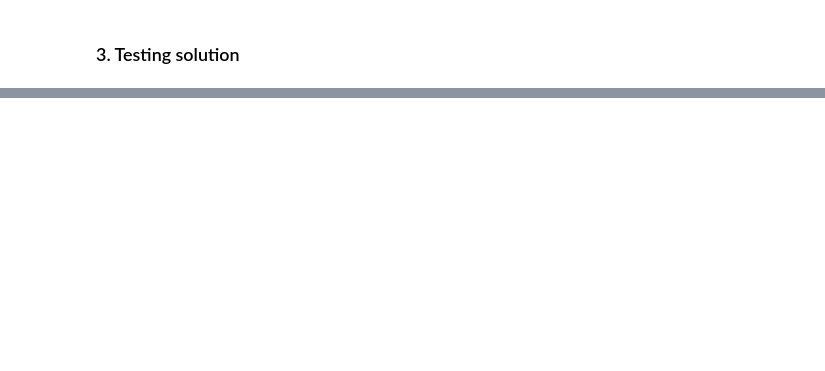
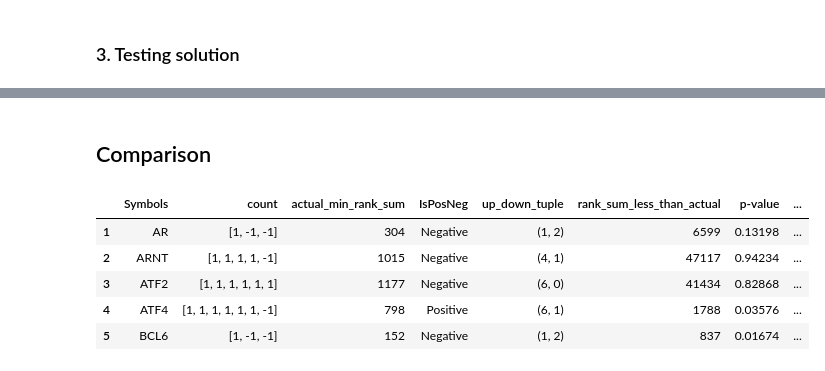
Before and after one commit to PathwayAndDataAnalysis/TF-Analysis, a Jupyter notebook: main/notebook.ipynb, the cells around one changed output, grey strips where cells are left out. Drawn from its saved outputs; the diff is of its cells as text; code cells hidden in the pictures; blank space fills up the shorter version.

```diff
--- a/main/notebook.ipynb
+++ b/main/notebook.ipynb
@@ -639,0 +1090,19 @@ print(np.sum(np.concatenate((a, b))))
+# %% [markdown]
+## Comparison
+# %%
+import pandas as pd
+import matplotlib.pyplot as plt
+
+# read file
+pos_neg = pd.read_csv('../output/output_file_new.csv')
+# Delete first row
+pos_neg = pos_neg.drop([0], axis=0)
+
+pos_neg.head()
+# %% [output]
+|  | Symbols | count | actual_min_rank_sum | IsPosNeg | up_down_tuple | rank_sum_less_than_actual | p-value | ... |
+| 1 | AR | [1, -1, -1] | 304 | Negative | (1, 2) | 6599 | 0.13198 | ... |
+| 2 | ARNT | [1, 1, 1, 1, -1] | 1015 | Negative | (4, 1) | 47117 | 0.94234 | ... |
+| 3 | ATF2 | [1, 1, 1, 1, 1, 1] | 1177 | Negative | (6, 0) | 41434 | 0.82868 | ... |
+| 4 | ATF4 | [1, 1, 1, 1, 1, 1, -1] | 798 | Positive | (6, 1) | 1788 | 0.03576 | ... |
+| 5 | BCL6 | [1, -1, -1] | 152 | Negative | (1, 2) | 837 | 0.01674 | ... |
```
Also changed, not shown: parts of 12 cells of this notebook, 6 other files.
